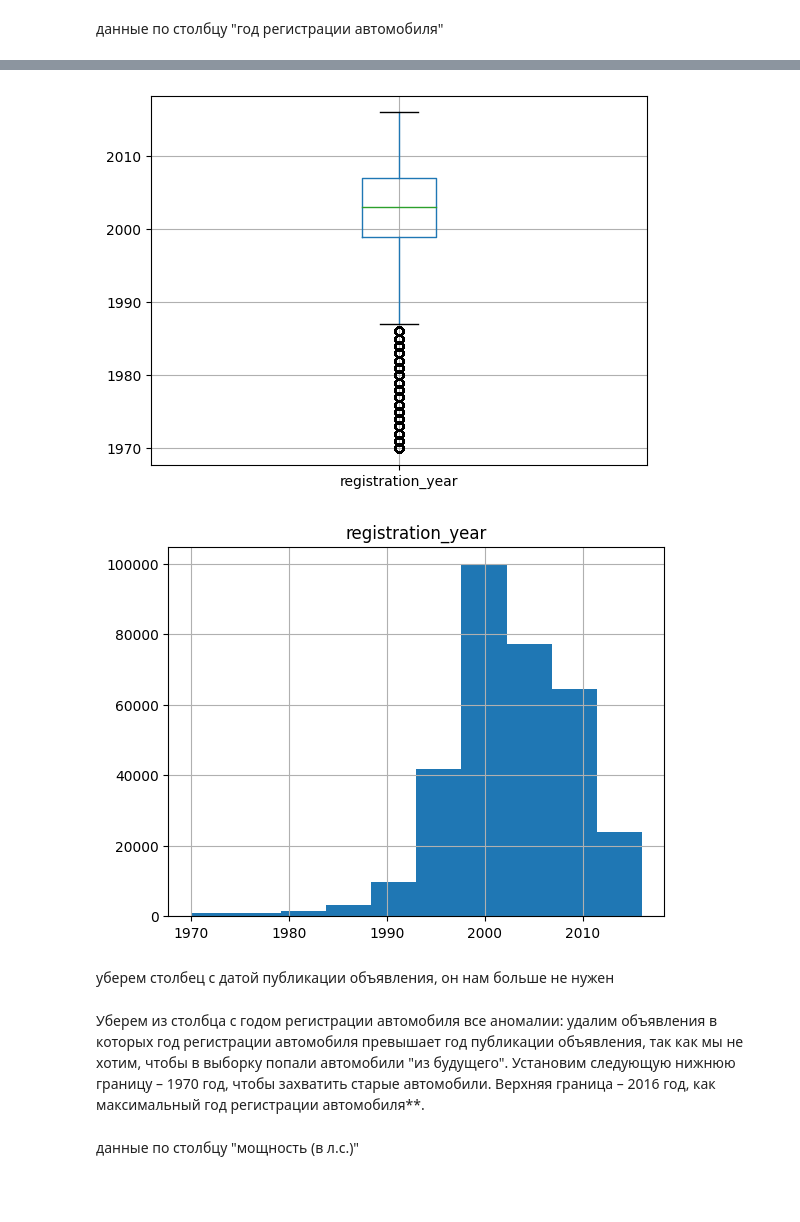
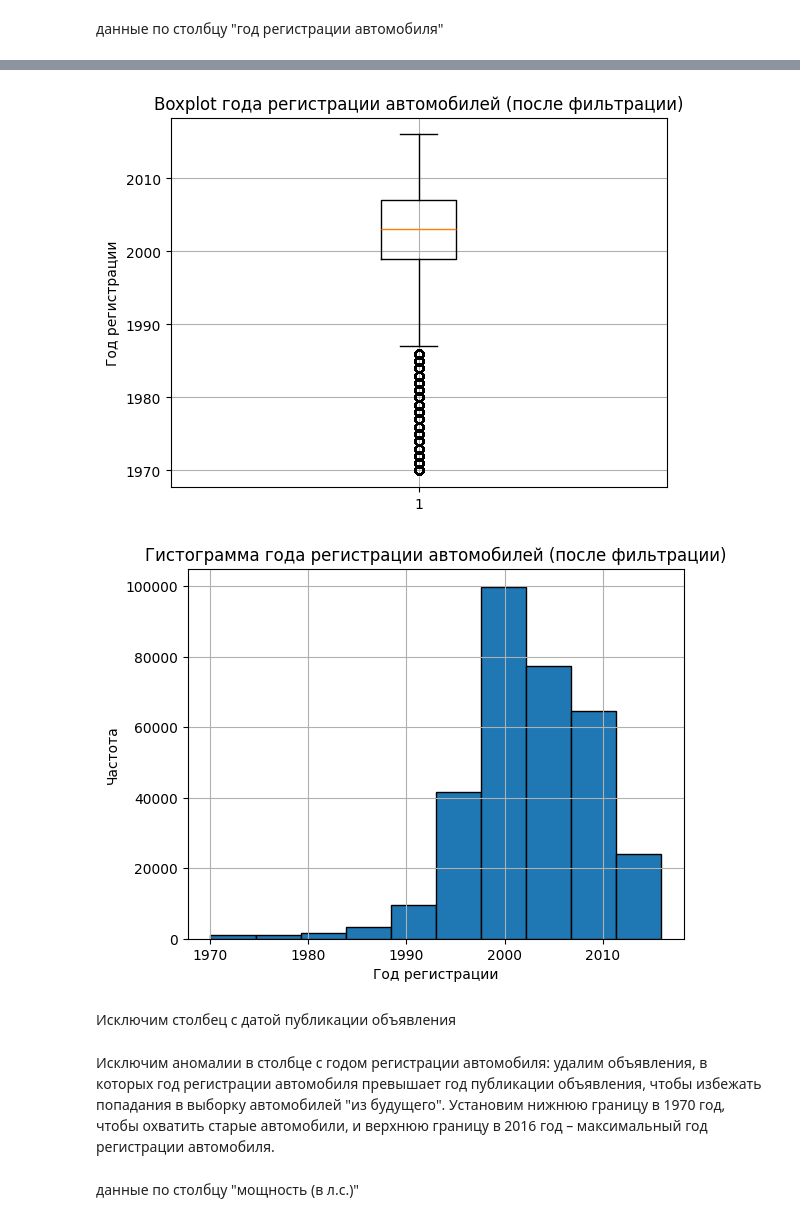
Before and after one commit to samurai921/task_sklearn, a Jupyter notebook: task_2/task_2.ipynb, the cells around one changed output, grey strips where cells are left out. Drawn from its saved outputs; the diff is of its cells as text; code cells hidden in the pictures; blank space fills up the shorter version.

```diff
--- a/task_2/task_2.ipynb
+++ b/task_2/task_2.ipynb
@@ -243,12 +263,22 @@ print(f'Максимальный год регистрации автомоби
 df = df.query('1970 <= registration_year').reset_index(drop=True)
-# %%
-df.boxplot(column='registration_year')
-plt.show()
-df.hist(column='registration_year')
-plt.show()
-# %% [output]
-[figure, removed]
-[figure, removed]
+# %%
+# Boxplot
+plt.boxplot(df['registration_year'])
+plt.grid()
+plt.title('Boxplot года регистрации автомобилей (после фильтрации)')
+plt.ylabel('Год регистрации')
+plt.show()
+
+# Гистограмма
+plt.hist(df['registration_year'], bins=10, edgecolor='black')
+plt.grid()
+plt.title('Гистограмма года регистрации автомобилей (после фильтрации)')
+plt.xlabel('Год регистрации')
+plt.ylabel('Частота')
+plt.show()
+# %% [output]
+[figure, added]
+[figure, added]
 # %% [markdown]
-уберем столбец с датой публикации объявления, он нам больше не нужен
+Исключим столбец с датой публикации объявления
 # %%
@@ -255,5 +286,5 @@ plt.show()
 df = df.drop('date_created', axis=1)
 # %% [markdown]
-Уберем из столбца с годом регистрации автомобиля все аномалии: удалим объявления в которых год регистрации автомобиля превышает год публикации объявления, так как мы не хотим, чтобы в выборку попали автомобили "из будущего". Установим следующую нижнюю границу – 1970 год, чтобы захватить старые автомобили. Верхняя граница – 2016 год, как максимальный год регистрации автомобиля**.
+Исключим аномалии в столбце с годом регистрации автомобиля: удалим объявления, в которых год регистрации автомобиля превышает год публикации объявления, чтобы избежать попадания в выборку автомобилей "из будущего". Установим нижнюю границу в 1970 год, чтобы охватить старые автомобили, и верхнюю границу в 2016 год – максимальный год регистрации автомобиля.
 # %% [markdown]
 данные по столбцу "мощность (в л.с.)"
```
Also changed, not shown: parts of 45 cells of this notebook.
